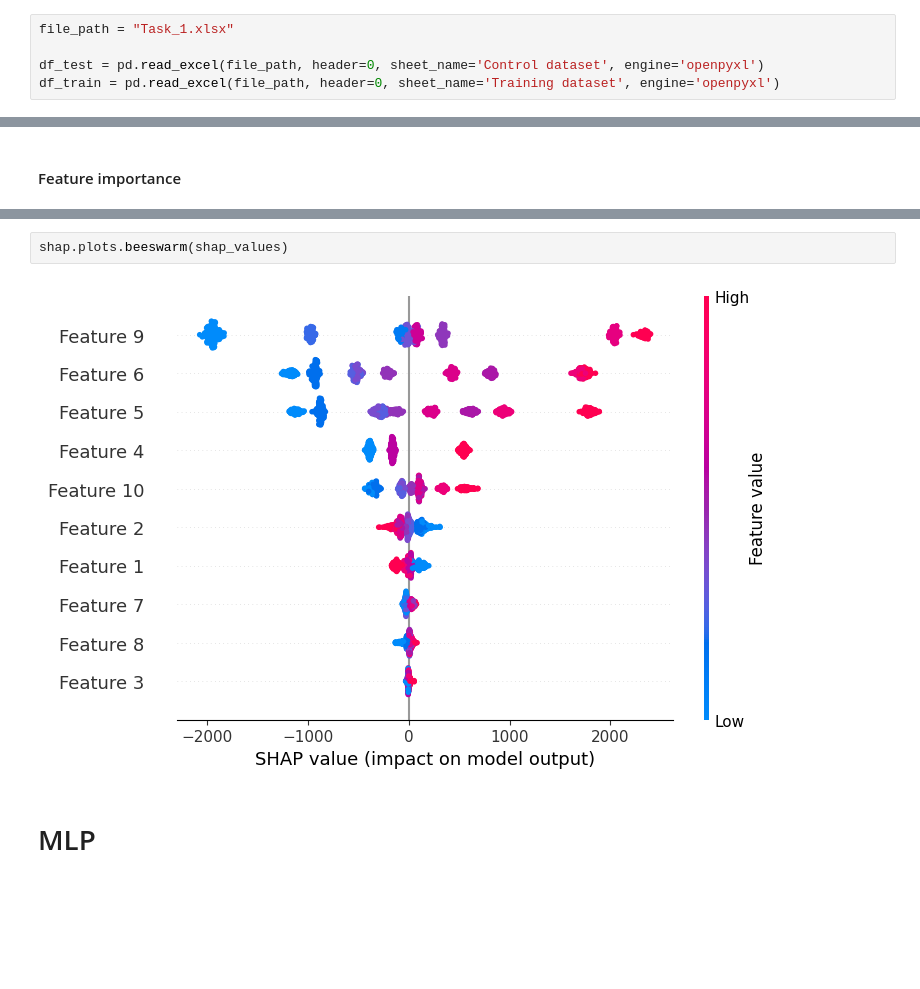
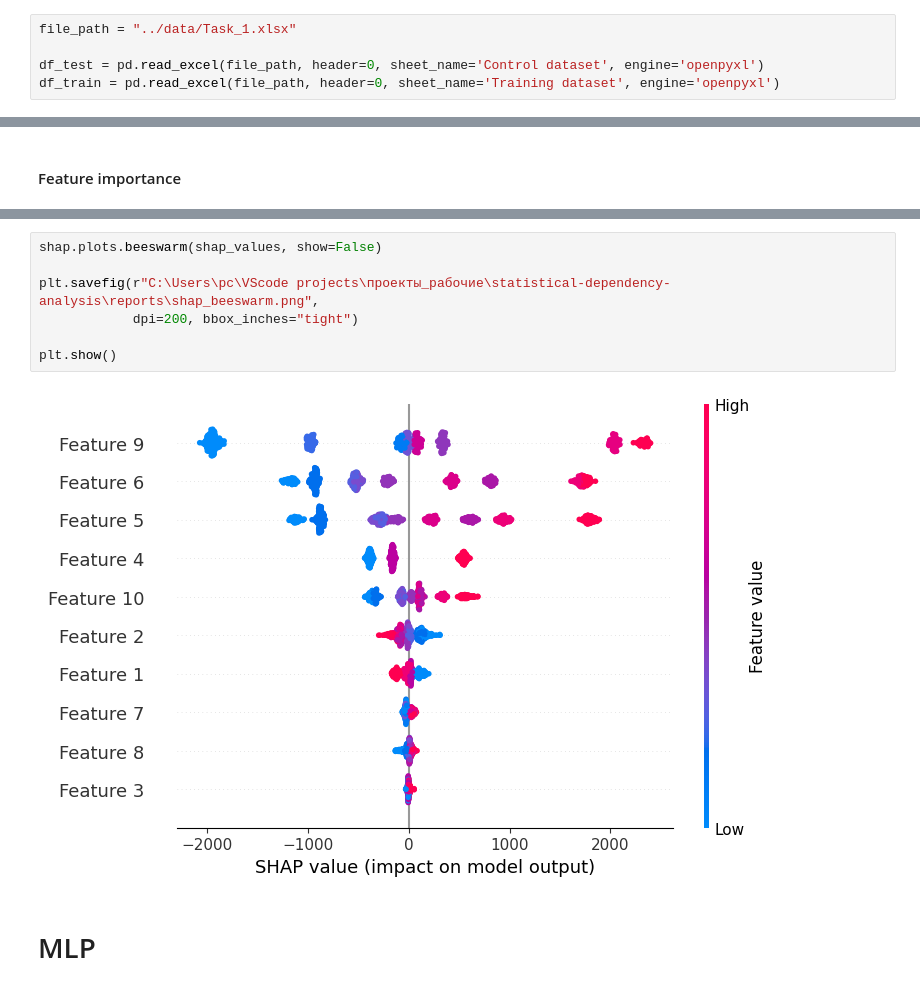
Before and after one commit to elizabeth-soldatenkova/statistical-dependency-analysis, a Jupyter notebook: notebooks/dependency_analysis.ipynb, the cells around one changed output, grey strips where cells are left out. Cells and saved outputs as stored; diff of their text form; blank space fills up the shorter version.

```diff
--- a/notebooks/dependency_analysis.ipynb
+++ b/notebooks/dependency_analysis.ipynb
@@ -36,7 +36,7 @@ The dataset consists of two parts:
 - Training dataset — used for analysis and model building
 - Control dataset — used for final model evaluation
 # %%
-file_path = "Task_1.xlsx"
+file_path = "../data/Task_1.xlsx"
 
 df_test = pd.read_excel(file_path, header=0, sheet_name='Control dataset', engine='openpyxl')
 df_train = pd.read_excel(file_path, header=0, sheet_name='Training dataset', engine='openpyxl')
@@ -627,9 +633,14 @@ shap.plots.bar(shap_values)
 # %% [output]
 [figure]
 # %%
-shap.plots.beeswarm(shap_values)
+shap.plots.beeswarm(shap_values, show=False)
+
+plt.savefig(r"C:\Users\pc\VScode projects\проекты_рабочие\statistical-dependency-analysis\reports\shap_beeswarm.png",
+            dpi=200, bbox_inches="tight")
+
+plt.show()
 # %% [output]
-[figure, old version]
+[figure, new version]
 # %% [markdown]
 # MLP
 # %%
```
Also changed, not shown: parts of 2 cells of this notebook, 36 other files.
